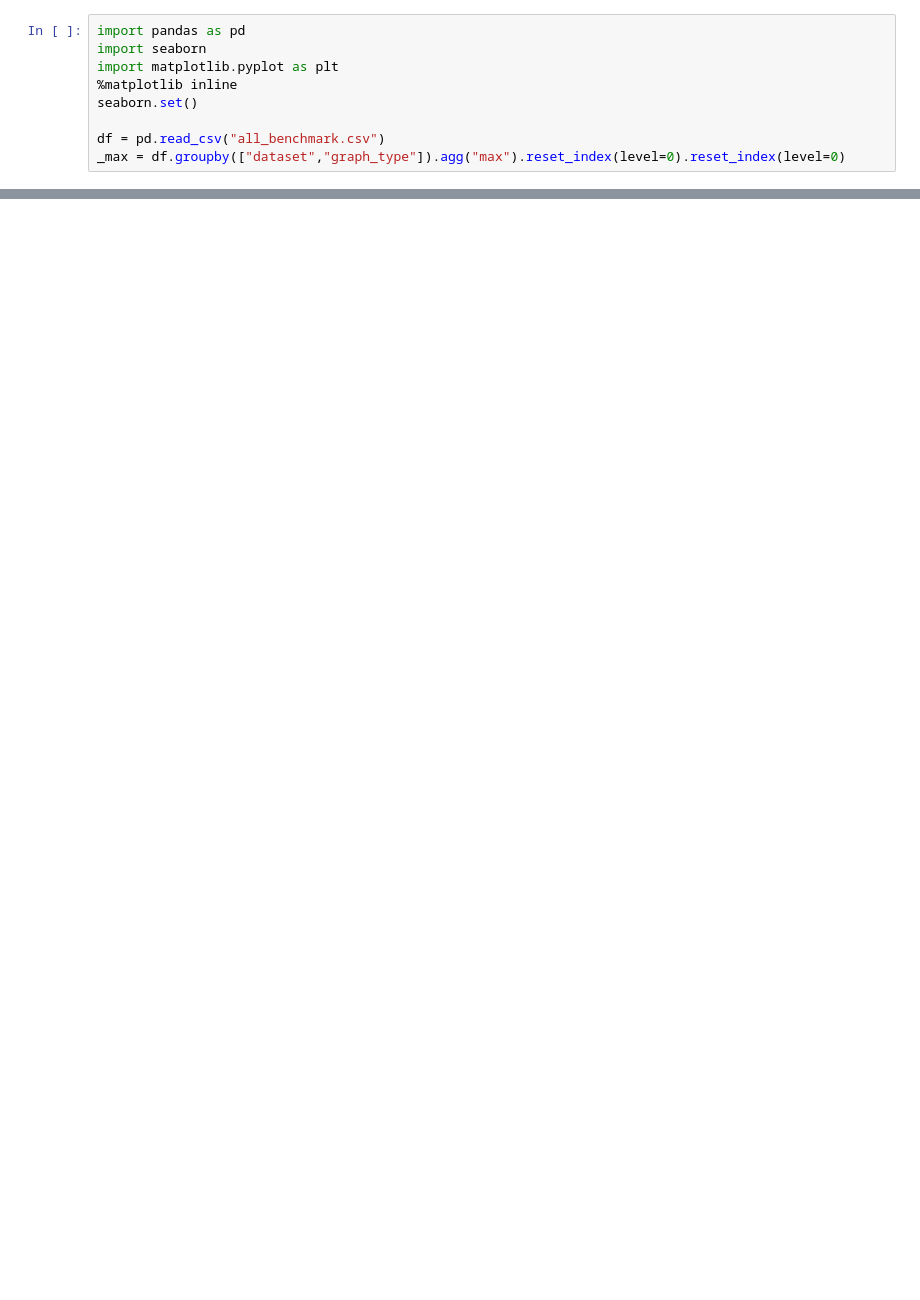
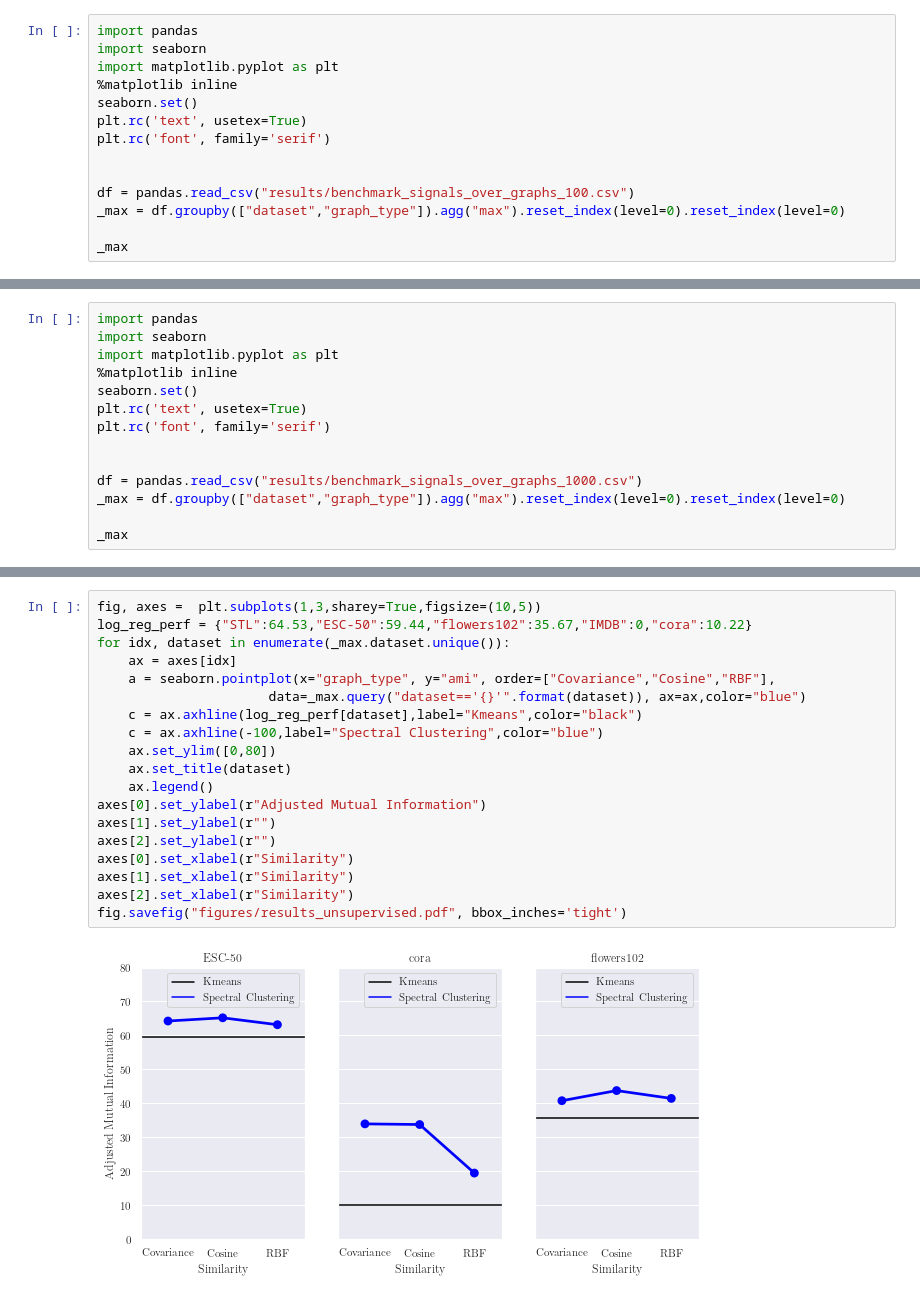
Before and after one commit to cadurosar/benchmark_graphinference, a Jupyter notebook: draw_figures.ipynb, the cells around one changed output, grey strips where cells are left out. Cells and saved outputs as stored; diff of their text form; blank space fills up the shorter version.

```diff
--- a/draw_figures.ipynb
+++ b/draw_figures.ipynb
@@ -1,9 +1,14 @@
 # %%
-import pandas as pd
+import pandas
 import seaborn
 import matplotlib.pyplot as plt
 %matplotlib inline
 seaborn.set()
+plt.rc('text', usetex=True)
+plt.rc('font', family='serif')
 
-df = pd.read_csv("all_benchmark.csv")
+
+df = pandas.read_csv("results/benchmark_signals_over_graphs_100.csv")
 _max = df.groupby(["dataset","graph_type"]).agg("max").reset_index(level=0).reset_index(level=0)
+
+_max
@@ -21,0 +51,14 @@ ax1 = seaborn.catplot(data=_max,x="graph_type", y="nmi", col="dataset",kind="poi
+# %%
+import pandas
+import seaborn
+import matplotlib.pyplot as plt
+%matplotlib inline
+seaborn.set()
+plt.rc('text', usetex=True)
+plt.rc('font', family='serif')
+
+
+df = pandas.read_csv("results/benchmark_signals_over_graphs_1000.csv")
+_max = df.groupby(["dataset","graph_type"]).agg("max").reset_index(level=0).reset_index(level=0)
+
+_max
@@ -22 +76,22 @@ ax1 = seaborn.catplot(data=_max,x="graph_type", y="nmi", col="dataset",kind="poi
+# %%
+fig, axes =  plt.subplots(1,3,sharey=True,figsize=(10,5))
+log_reg_perf = {"STL":64.53,"ESC-50":59.44,"flowers102":35.67,"IMDB":0,"cora":10.22}
+for idx, dataset in enumerate(_max.dataset.unique()):
+    ax = axes[idx]
+    a = seaborn.pointplot(x="graph_type", y="ami", order=["Covariance","Cosine","RBF"],
+                      data=_max.query("dataset=='{}'".format(dataset)), ax=ax,color="blue")
+    c = ax.axhline(log_reg_perf[dataset],label="Kmeans",color="black")
+    c = ax.axhline(-100,label="Spectral Clustering",color="blue")
+    ax.set_ylim([0,80])
+    ax.set_title(dataset)
+    ax.legend()
+axes[0].set_ylabel(r"Adjusted Mutual Information")
+axes[1].set_ylabel(r"")
+axes[2].set_ylabel(r"")
+axes[0].set_xlabel(r"Similarity")
+axes[1].set_xlabel(r"Similarity")
+axes[2].set_xlabel(r"Similarity")
+fig.savefig("figures/results_unsupervised.pdf", bbox_inches='tight')
+# %% [output]
+[figure, added]
 # %%
```
Also changed, not shown: parts of 7 cells of this notebook, 17 other files.
